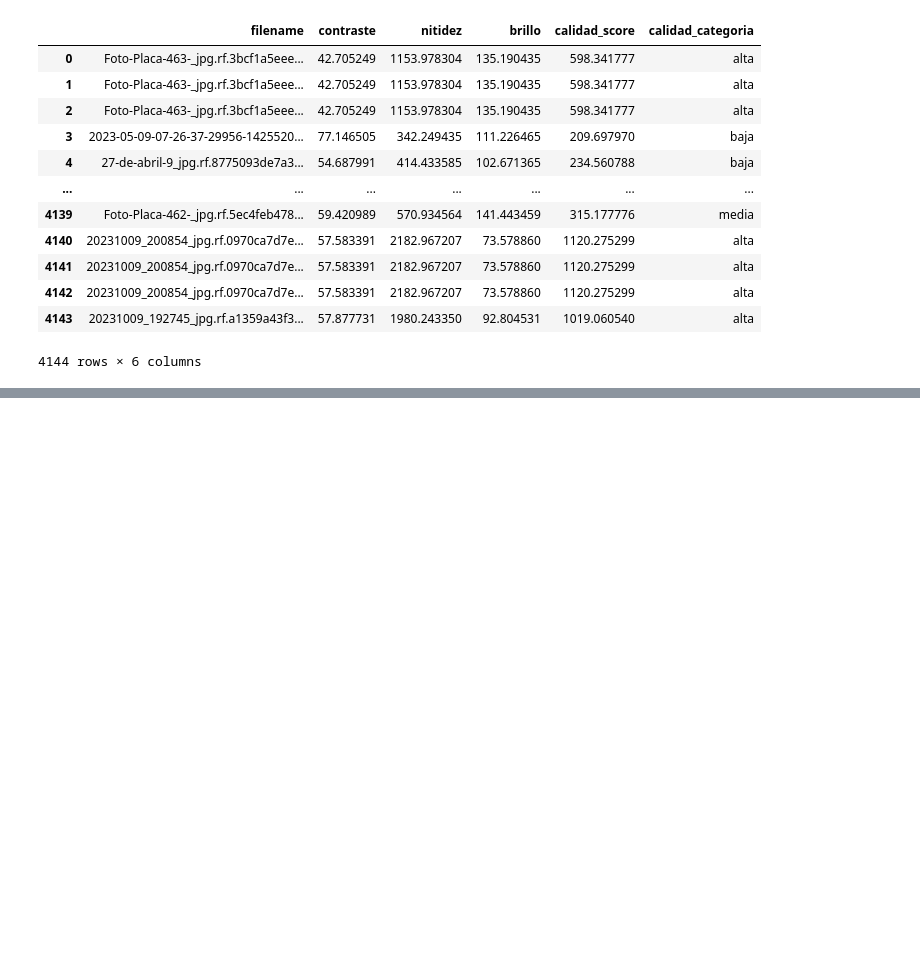
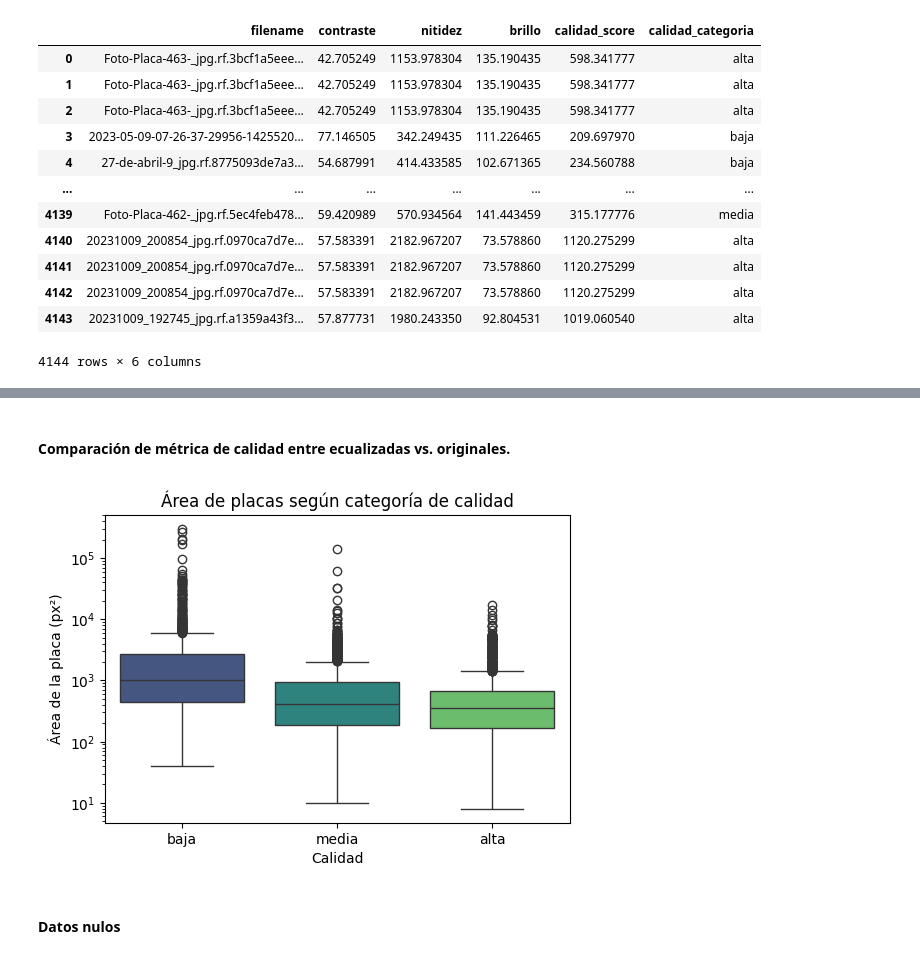
Before and after one commit to MauColab/Autoscan, a Jupyter notebook: ANÁLISIS GEOMÉTRICO.ipynb, the cells around one changed output, grey strips where cells are left out. Saved outputs shown, nothing was run; the diff lists cells and outputs as text; code cells hidden in the pictures; blank space fills up the shorter version.

```diff
--- a/ANÁLISIS GEOMÉTRICO.ipynb
+++ b/ANÁLISIS GEOMÉTRICO.ipynb
@@ -481,0 +514,25 @@ df_ecualizado[["filename", "contraste", "nitidez", "brillo", "calidad_score", "c
+# %% [markdown]
+#### Comparación de métrica de calidad entre ecualizadas vs. originales.
+# %%
+def plot_calidad_vs_area(df):
+    plt.figure(figsize=(6,4))
+    sns.boxplot(
+        data=df,
+        x="calidad_categoria",
+        y="bbox_area",
+        order=["baja","media","alta"],
+        palette="viridis",
+        legend=False,
+        hue="calidad_categoria"
+    )
+    plt.title("Área de placas según categoría de calidad")
+    plt.xlabel("Calidad")
+    plt.ylabel("Área de la placa (px²)")
+    plt.yscale("log")
+    plt.show()
+
+plot_calidad_vs_area(df_ecualizado)
+# %% [output]
+[figure, added]
+# %% [markdown]
+#### Datos nulos
```
Also changed, not shown: parts of 22 cells of this notebook.
